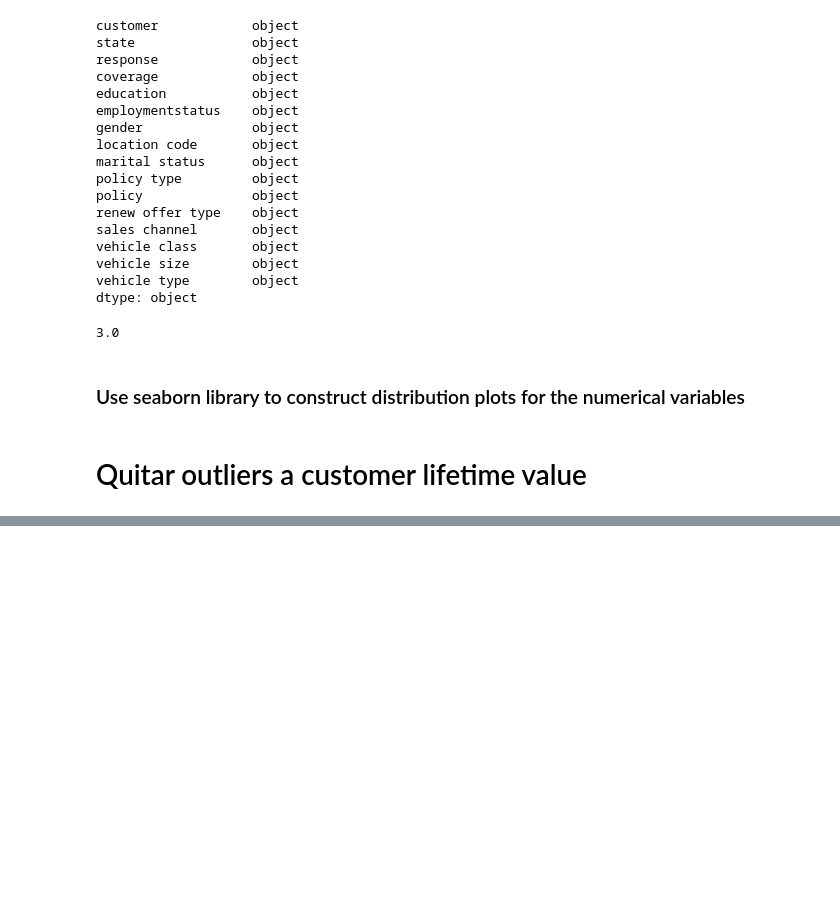
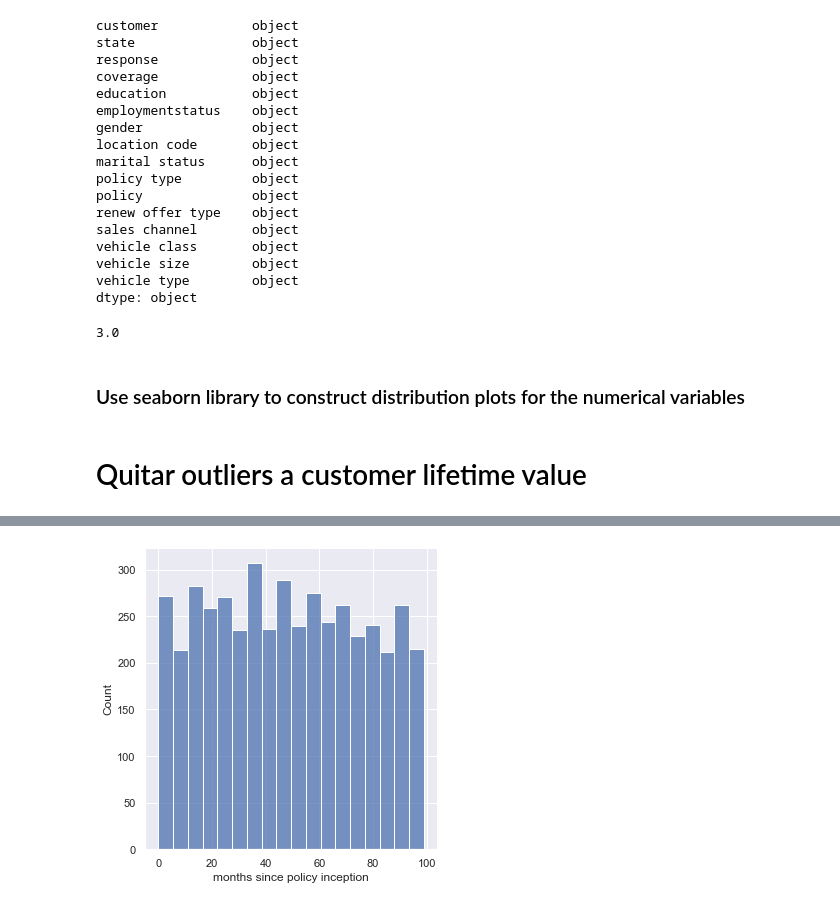
Before and after one commit to Jesus-Almansa/lab-customer-analysis-round-2, a Jupyter notebook: files_for_lab/csv_files/customer_analysis_round2.ipynb, the cells around one changed output, grey strips where cells are left out. Drawn from its saved outputs; the diff is of its cells as text; code cells hidden in the pictures; blank space fills up the shorter version.

```diff
--- a/files_for_lab/csv_files/customer_analysis_round2.ipynb
+++ b/files_for_lab/csv_files/customer_analysis_round2.ipynb
@@ -208,0 +232,4 @@ plt.show()
+# %%
+rm_outliers(df['months since policy inception'])
+# %% [output]
+[figure, added]
```
Also changed, not shown: parts of 19 cells of this notebook.
